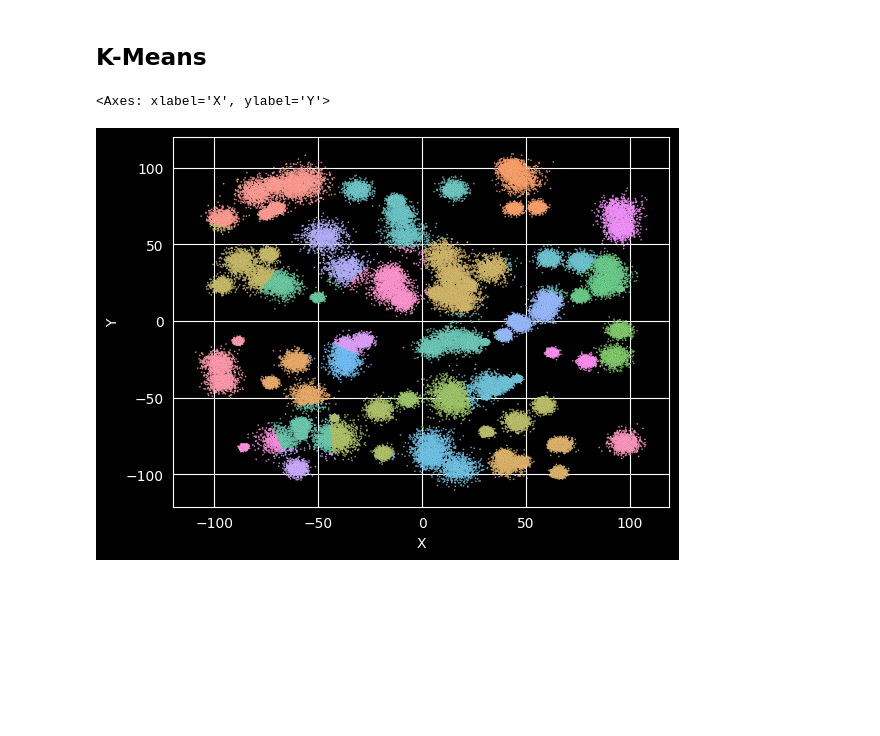
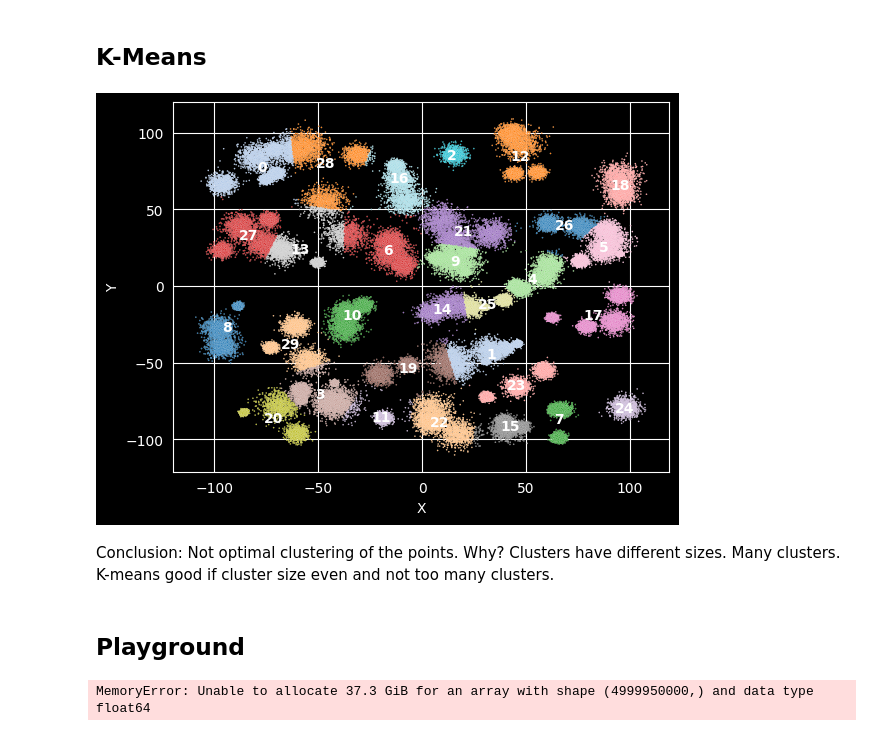
Before and after one commit to robin-szy/machine-learning-course-projects, a Jupyter notebook: HW1_Clustering_Supermarket/clustering.ipynb, the cells around one changed output. Drawn from its saved outputs; the diff is of its cells as text; code cells hidden in the pictures; blank space fills up the shorter version.

Commit message:
Tried several clustering algorithms. So far, none of them was good, mostly due to high computation costs. DBScan could work and should be tried next.

```diff
--- a/HW1_Clustering_Supermarket/clustering.ipynb
+++ b/HW1_Clustering_Supermarket/clustering.ipynb
@@ -31,21 +57,56 @@ Birch
 # K-Means clustering
 n_clust = 30
 
-kmeans = cluster.KMeans(n_clusters=n_clust, random_state=42)
-kmeans.fit(df)
+X = df[['X', 'Y']].values
+kmeans = cluster.KMeans(n_clusters=n_clust, random_state=32)
+kmeans.fit(X)
 
 # Cluster labels
 labels = kmeans.labels_
 centroids = kmeans.cluster_centers_
 
-#print("Labels:", labels)
-#print("Centroids:\n", centroids)
+df["Cluster"] = labels
+df["Cluster"] = df["Cluster"].astype(str)
 # %%
 #metrics.silhouette_score(df, labels, metric="euclidean")
 # %%
-df["Cluster"] = labels
-df["Cluster"] = df["Cluster"].astype(str)
-sns.scatterplot(data=df, x='X', y='Y', hue='Cluster', s=1, legend=False)
+sns.scatterplot(data=df, x='X', y='Y', hue='Cluster', s=1, legend=False,
+                palette='tab20')
+
+# Annotate cluster numbers at centroids
+for i, (cx, cy) in enumerate(centroids):
+    plt.text(
+        cx, cy,
+        str(i),
+        fontsize=10,
+        weight='bold',
+        ha='center',
+        va='center'
+    )
 # %% [output]
-<Axes: xlabel='X', ylabel='Y'>
-[figure, old version]
+[figure, new version]
+# %% [markdown]
+Conclusion: Not optimal clustering of the points. Why? Clusters have
+different sizes. Many clusters.
+K-means good if cluster size even and not too many clusters.
+# %% [markdown]
+## Playground
+# %%
+# Sample data
+sample_df = df.sample(10000, random_state=42)
+
+X_sample = df[['X','Y']].values
+
+scaler = StandardScaler()
+X_scaled = scaler.fit_transform(X_sample)
+
+ward = cluster.AgglomerativeClustering(
+    n_clusters=30,
+    linkage="ward"
+)
+
+labels = ward.fit_predict(X_scaled)
+
+sample_df["Ward_cluster"] = labels
+# %% [output]
+MemoryError: Unable to allocate 37.3 GiB for an array with shape (4999950000,) and data type float64
```
Also changed, not shown: parts of 3 cells of this notebook.
